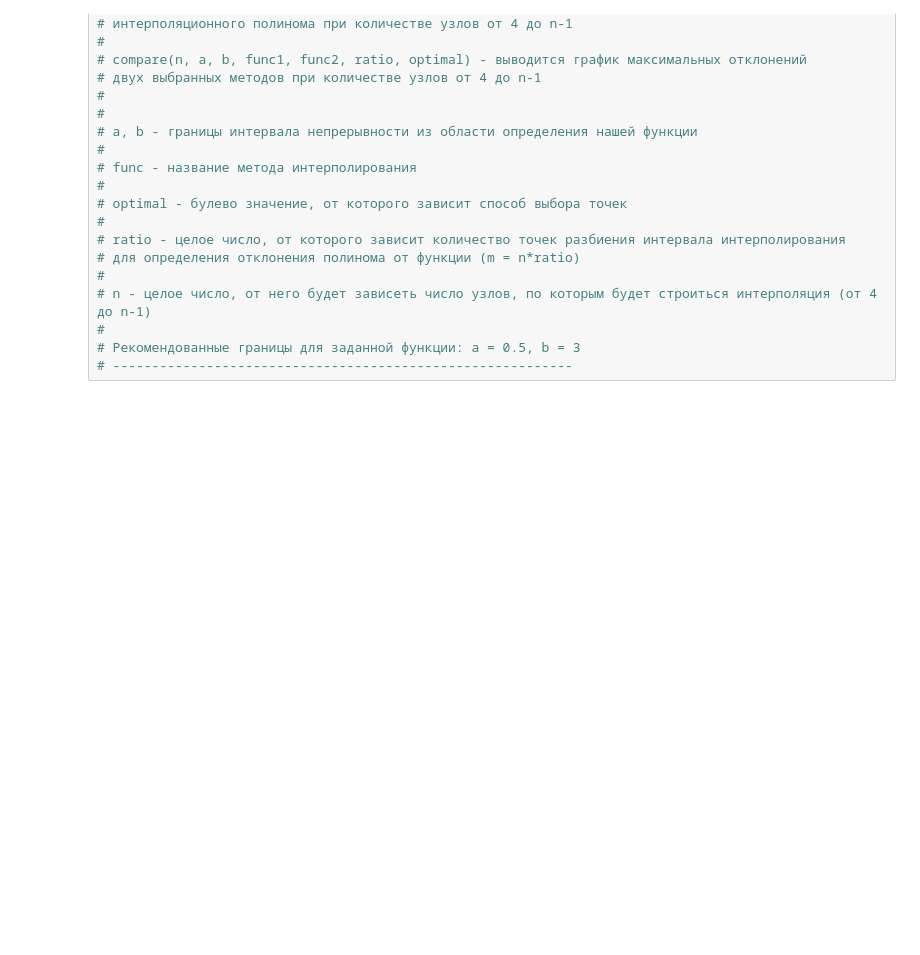
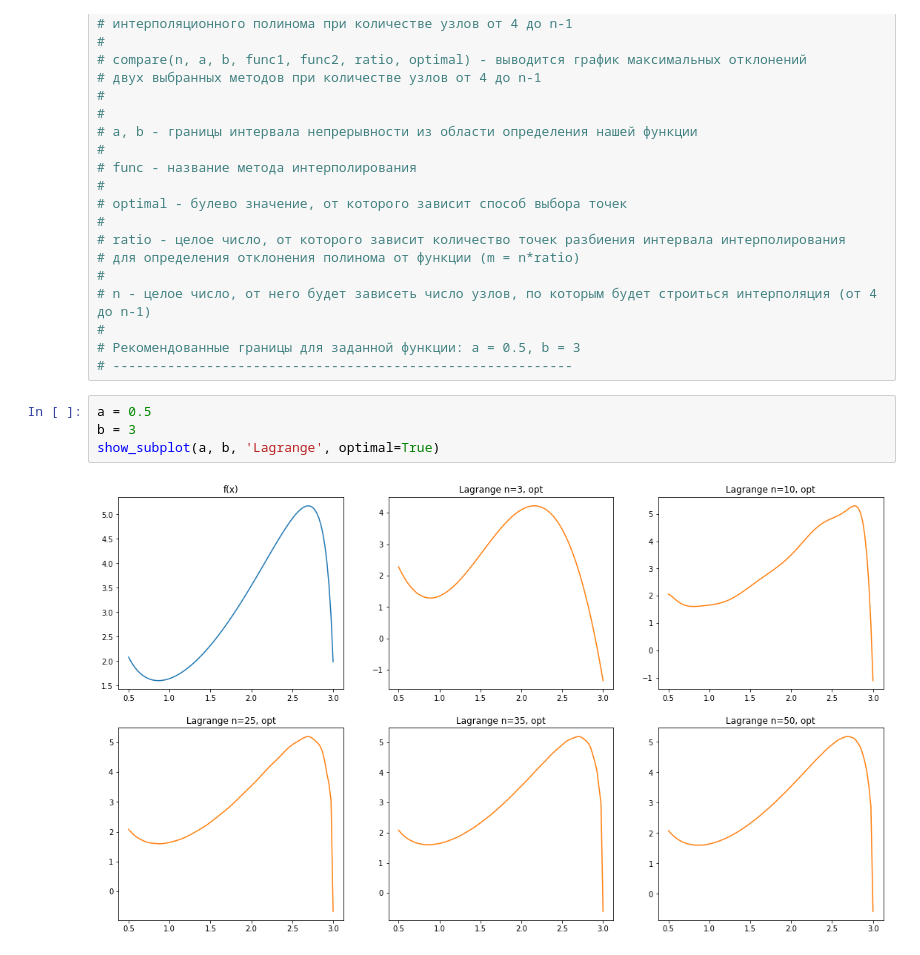
Before and after one commit to DanechkaSmirnov/lagrange_interpolation, a Jupyter notebook: Интерполяция.ipynb, the cells around one changed output. Drawn from its saved outputs; the diff is of its cells as text; blank space fills up the shorter version.

```diff
--- a/Интерполяция.ipynb
+++ b/Интерполяция.ipynb
@@ -515,3 +515,9 @@ def show_superposition(a, b, func, optimal=False):
 #
 # Рекомендованные границы для заданной функции: a = 0.5, b = 3
 # -----------------------------------------------------------
+# %%
+a = 0.5
+b = 3
+show_subplot(a, b, 'Lagrange', optimal=True)
+# %% [output]
+[figure, added]
```
Also changed, not shown: parts of 3 cells of this notebook.
